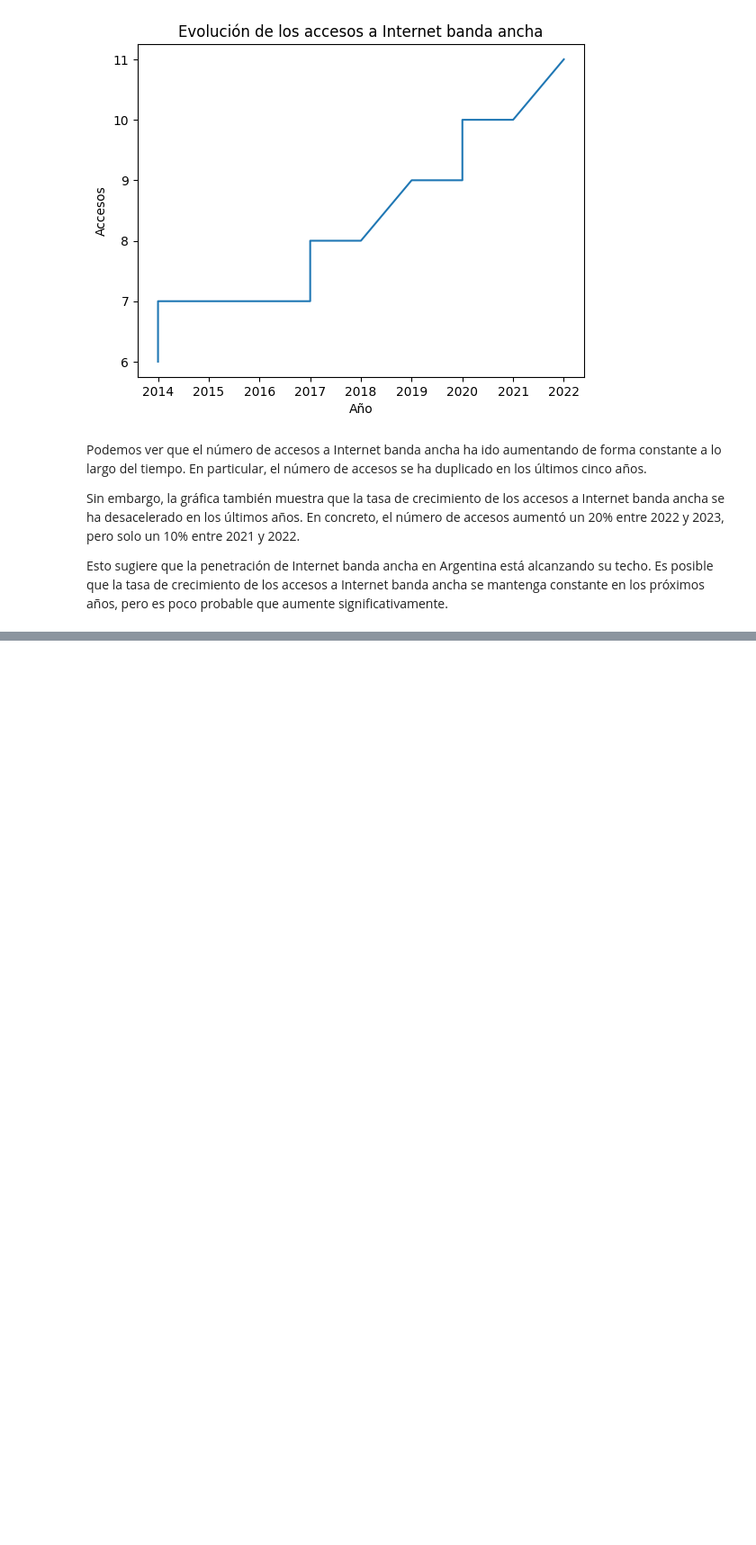
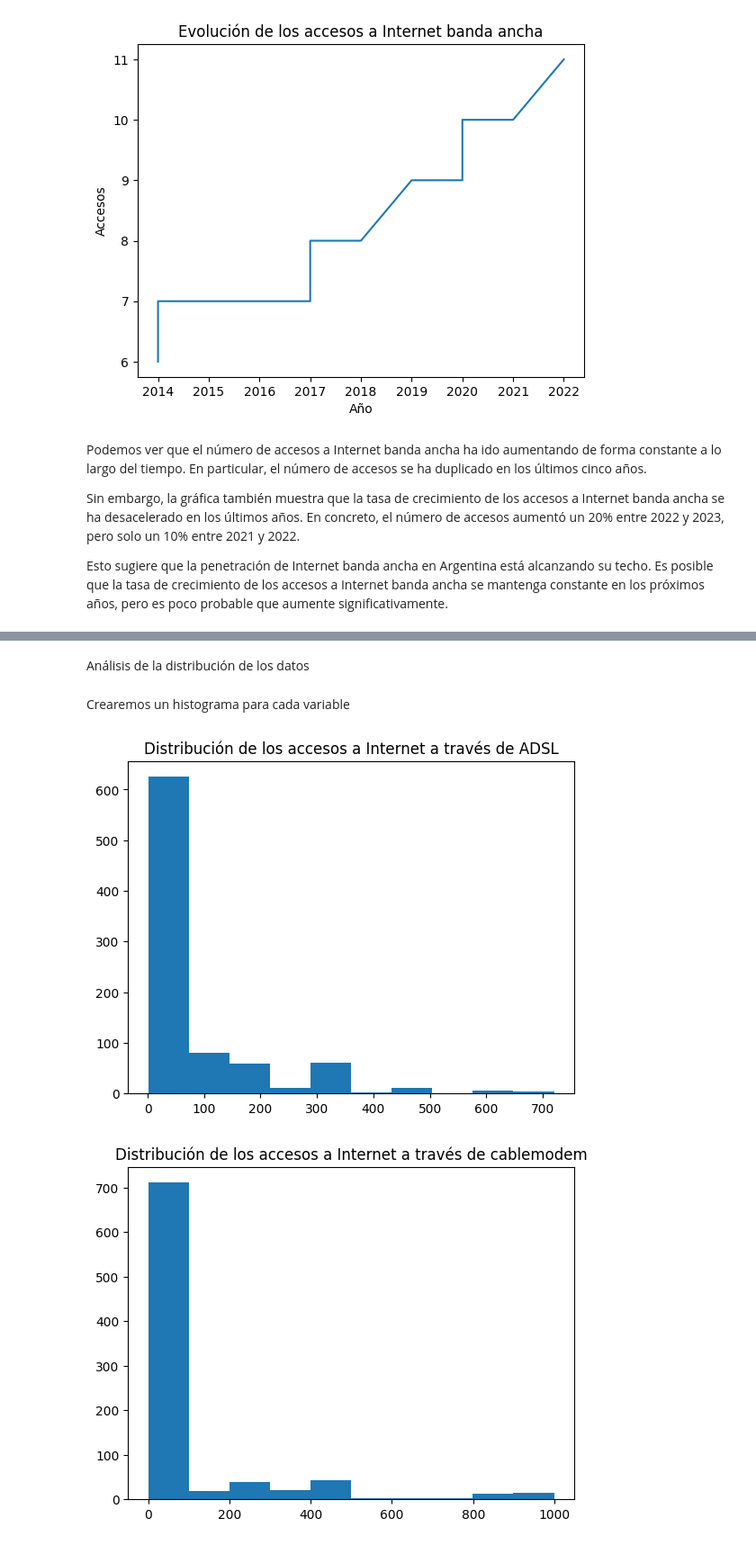
Before and after one commit to freddyv1828/Telecomunicaciones, a Jupyter notebook: Notebooks/EDA.ipynb, the cells around one changed output, grey strips where cells are left out. Shown: that part at 90% size. Cells and saved outputs as stored; diff of their text form; code cells hidden in the pictures; blank space fills up the shorter version.

```diff
--- a/Notebooks/EDA.ipynb
+++ b/Notebooks/EDA.ipynb
@@ -249,0 +242,2 @@ KeyError: 'Topo'
+# %%
+df_acceso_tech_provincia = pd.read_sql("SELECT * FROM acceso_por_tecnologia_provincias", con=conexion_bd.conexion)
@@ -249,0 +310,24 @@ KeyError: 'Topo'
+# %% [markdown]
+Análisis de la distribución de los datos
+# %% [markdown]
+Crearemos un histograma para cada variable
+# %%
+# Creamos los histogramas
+plt.hist(df_acceso_tech_provincia["ADSL"])
+plt.title("Distribución de los accesos a Internet a través de ADSL")
+plt.show()
+
+plt.hist(df_acceso_tech_provincia["Cablemodem"])
+plt.title("Distribución de los accesos a Internet a través de cablemodem")
+plt.show()
+
+plt.hist(df_acceso_tech_provincia["Fibra óptica"])
+plt.title("Distribución de los accesos a Internet a través de fibra óptica")
+plt.show()
+
+plt.hist(df_acceso_tech_provincia["Wireless"])
+plt.title("Distribución de los accesos a Internet a través de wireless")
+plt.show()
+# %% [output]
+[figure, added]
+[figure, added]
```
Also changed, not shown: parts of 43 cells of this notebook, 4 other files.
